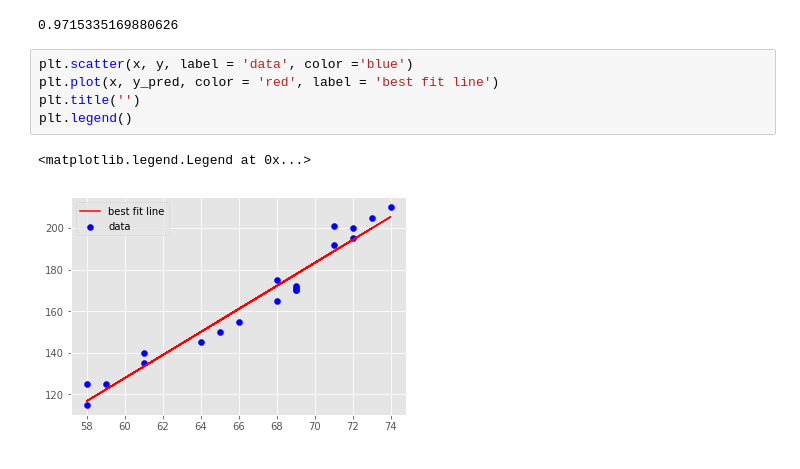
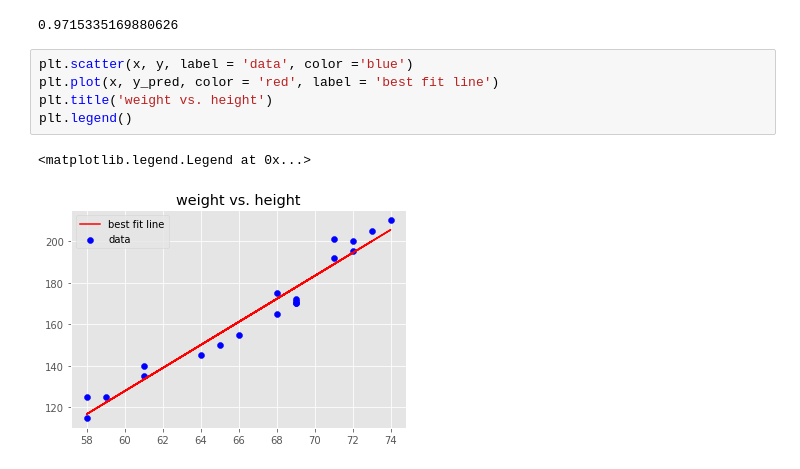
Before and after one commit to bl419cam/dsc-complete-regression-lab-seattle-ds-062419, a Jupyter notebook: index.ipynb, the cells around one changed output. Cells and saved outputs as stored; diff of their text form.

```diff
--- a/index.ipynb
+++ b/index.ipynb
@@ -166,8 +166,8 @@ r_sqrd
 # %%
 plt.scatter(x, y, label = 'data', color ='blue')
 plt.plot(x, y_pred, color = 'red', label = 'best fit line')
-plt.title('')
+plt.title('weight vs. height')
 plt.legend()
 # %% [output]
 <matplotlib.legend.Legend at 0x...>
-[figure, old version]
+[figure, new version]
```
